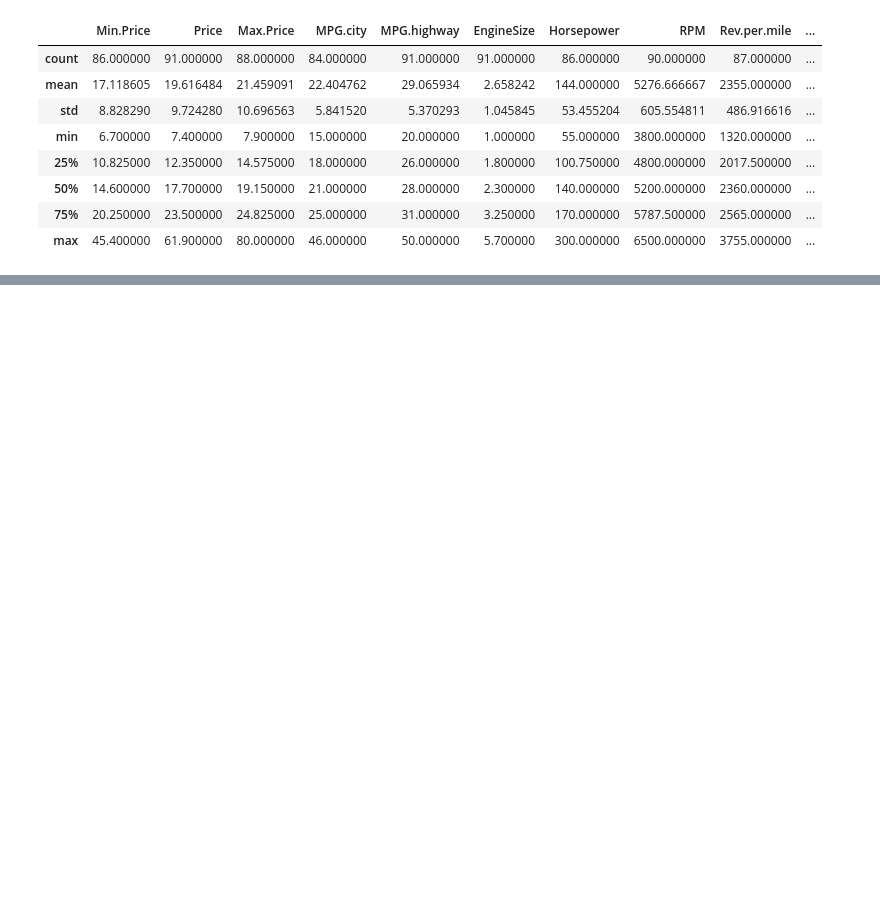
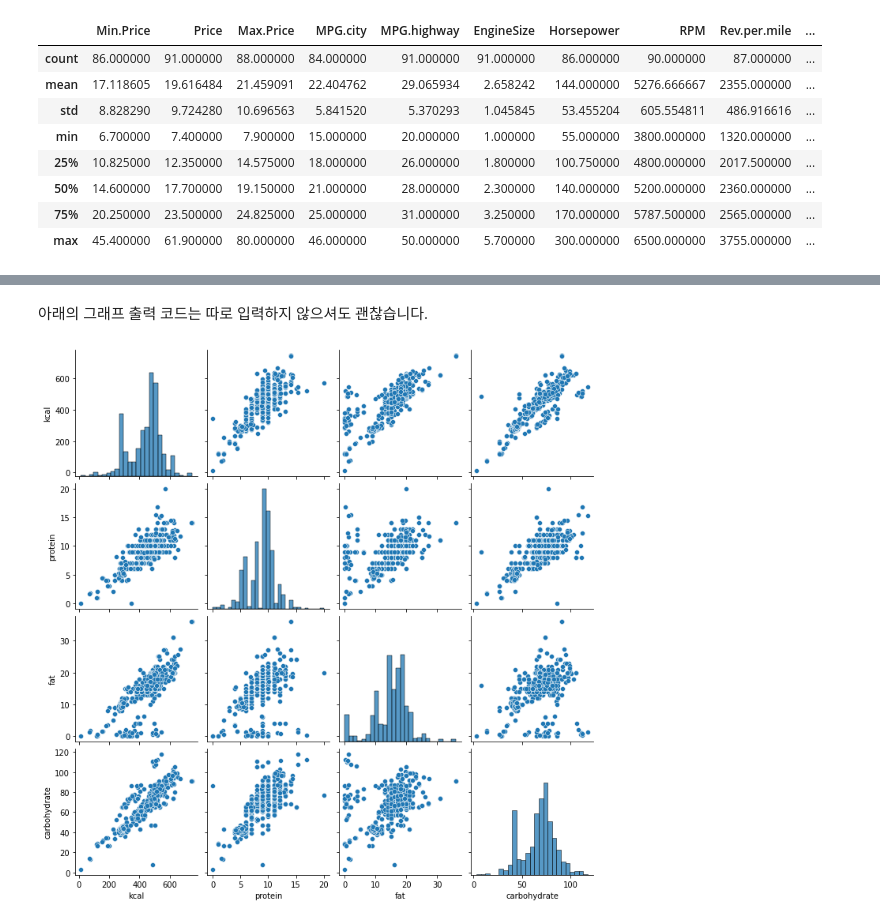
Before and after one commit to HongWonSeok/DAP__, a Jupyter notebook: lecture3.ipynb, the cells around one changed output, grey strips where cells are left out. Cells and saved outputs as stored; diff of their text form; code cells hidden in the pictures; blank space fills up the shorter version.

```diff
--- a/lecture3.ipynb
+++ b/lecture3.ipynb
@@ -150,0 +345,3 @@ The price of the two types shows a significant difference.
+# %%
+nullSeries = df.isnull().sum()
+nullSeries
@@ -150,0 +377,3 @@ The price of the two types shows a significant difference.
+# %%
+nullList = [x for x in nullSeries.index if nullSeries[x] > len(df)/2]
+nullList
@@ -150,0 +384,3 @@ The price of the two types shows a significant difference.
+# %%
+df.drop(columns=nullList, inplace=True)
+df
@@ -150,0 +459,4 @@ The price of the two types shows a significant difference.
+# %%
+dfNutri = df[['kcal','protein','fat','carbohydrate']]
+
+dfNutri.corr(method='pearson')
@@ -150,0 +469,7 @@ The price of the two types shows a significant difference.
+# %% [markdown]
+아래의 그래프 출력 코드는 따로 입력하지 않으셔도 괜찮습니다.
+# %%
+g = sns.pairplot(dfNutri)
+plt.show()
+# %% [output]
+[figure, added]
```
Also changed, not shown: parts of 52 cells of this notebook.
